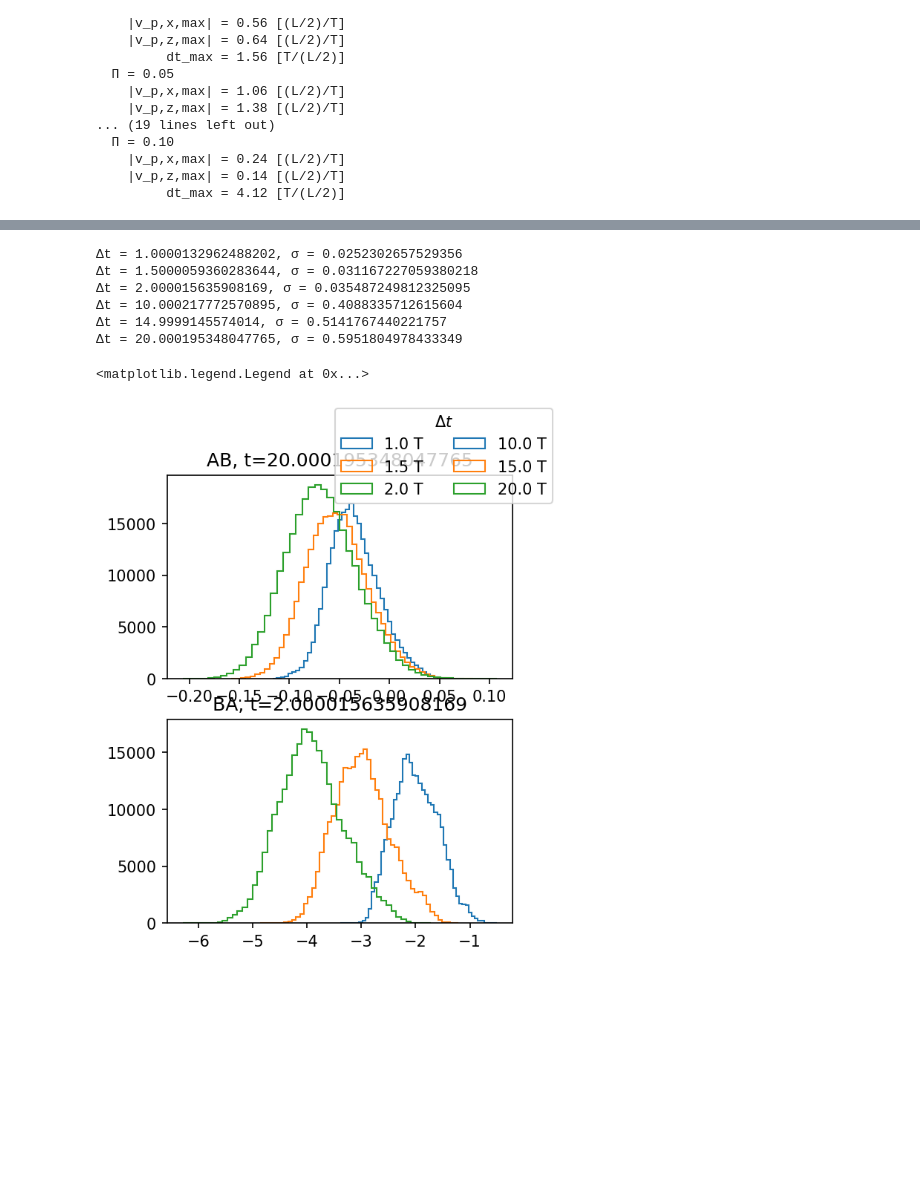
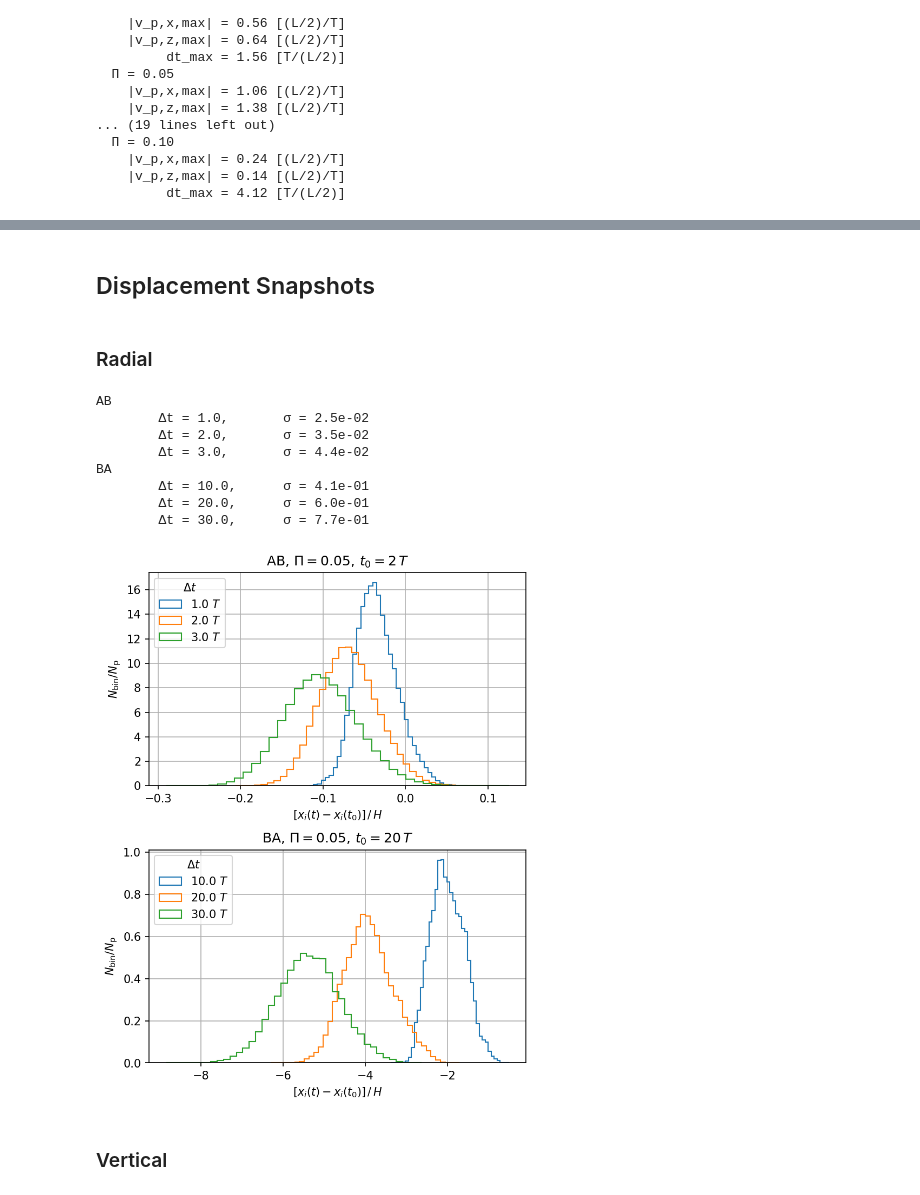
Before and after one commit to sabaronett/streaming-instability, a Jupyter notebook: ipynb/Fig?_Diffusion.ipynb, the cells around one changed output, grey strips where cells are left out. Saved outputs shown, nothing was run; the diff lists cells and outputs as text; code cells hidden in the pictures; blank space fills up the shorter version.

```diff
--- a/ipynb/Fig?_Diffusion.ipynb
+++ b/ipynb/Fig?_Diffusion.ipynb
@@ -105,40 +209,56 @@ BA      1.0     0.2     0.05    256²    1.8e-03    2.4e-04
+# %% [markdown]
+## Displacement Snapshots
+# %% [markdown]
+### Radial
 # %%
 import sys
 sys.path.insert(0, '/home/stanley/github/sabaronett/local/athena/athena-dust/vis/python')
 import athena_read
 import numpy as np
 from pathlib import Path
 import matplotlib.pyplot as plt
 
 cases = ['AB', 'BA']
+t0s = [2, 20]
+Pi = 0.05
 res = 256
-fig, axs = plt.subplots(2, 1, figsize=(4, 5.33), dpi=150)
-# fig.tight_layout()
+bins = 40
+fig, axs = plt.subplots(2, 1, figsize=(6, 8), dpi=150)
 
 for i, case in enumerate(cases):
-    path = f'../unstrat/{case}/0.05/{res}'
+    path = f'../unstrat/{case}/{Pi}/{res}'
     athinput = athena_read.athinput(f'{path}/athinput.si')
     epsilon = athinput['problem']['epsilon']
     disp = np.load(f'{path}/dat/disp.npz')
 
-    axs[i].set_title(f'{case}, t={t}')
+    print(f'{case}')
 
-    for j in range(10, 21, 5):
+    for j in range(10, 31, 10):
         t, dxp = disp['t'][j], disp['dxp'][j]
         sigma = np.std(dxp)
-        print(f'Δt = {t}, σ = {sigma}')
-        axs[i].hist(dxp, bins=50, histtype='step', label=f'{t:.1f} T')
+        print(f'\tΔt = {t:2.1f},\tσ = {sigma:.1e}')
+        axs[i].hist(dxp, bins=bins, density=True, histtype='step',
+                    label=f'{t:.1f} $T$')
 
-fig.legend(title=r'$\Delta t$', ncol=2)
+    axs[i].grid()
+    axs[i].legend(title=r'$\Delta t$')
+    axs[i].set(title=f'{case}, $\Pi={{{Pi}}},\,t_0={{{t0s[i]}}}\,T$',
+               xlabel='$[x_i(t) - x_i(t_0)]\,/\,H$',
+               ylabel=r'$N_\mathrm{bin}/N_\mathrm{p}$')
+
+fig.subplots_adjust(hspace=0.3)
 # %% [output]
-Δt = 1.0000132962488202, σ = 0.0252302657529356
-Δt = 1.5000059360283644, σ = 0.031167227059380218
-Δt = 2.000015635908169, σ = 0.035487249812325095
-Δt = 10.000217772570895, σ = 0.4088335712615604
-Δt = 14.9999145574014, σ = 0.5141767440221757
-Δt = 20.000195348047765, σ = 0.5951804978433349
+AB
+        Δt = 1.0,       σ = 2.5e-02
+        Δt = 2.0,       σ = 3.5e-02
+        Δt = 3.0,       σ = 4.4e-02
+BA
+        Δt = 10.0,      σ = 4.1e-01
+        Δt = 20.0,      σ = 6.0e-01
+        Δt = 30.0,      σ = 7.7e-01
-<matplotlib.legend.Legend at 0x...>
-[figure, old version]
+[figure, new version]
+# %% [markdown]
+### Vertical
 # %%
 import sys
 sys.path.insert(0, '/home/stanley/github/sabaronett/local/athena/athena-dust/vis/python')
```
Also changed, not shown: parts of 24 cells of this notebook.
